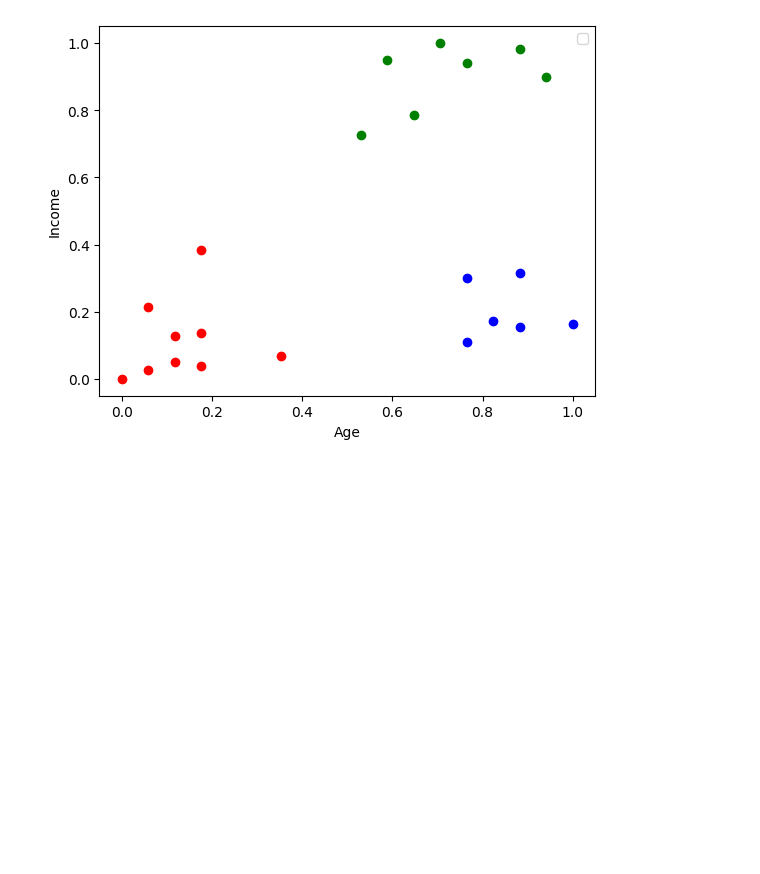
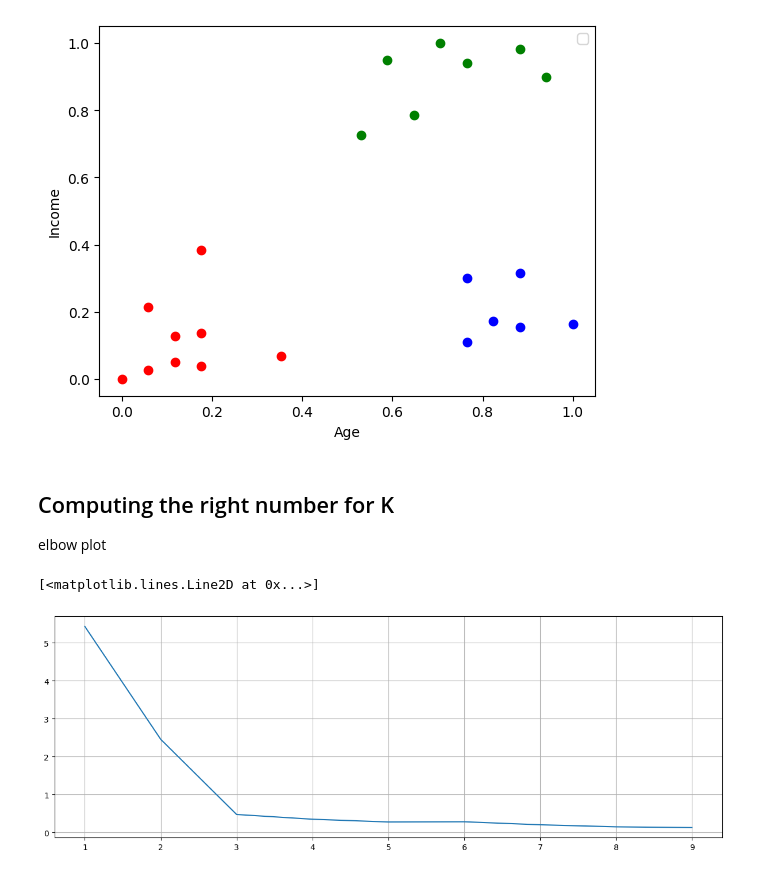
Before and after one commit to Natidev/GDG_AI-Ml_track_2025-26, a Jupyter notebook: clustering/notebook.ipynb, the cells around one changed output. Saved outputs shown, nothing was run; the diff lists cells and outputs as text; code cells hidden in the pictures; blank space fills up the shorter version.

Commit message:
Added the elbow method

```diff
--- a/clustering/notebook.ipynb
+++ b/clustering/notebook.ipynb
@@ -49,3 +49,19 @@ plt.legend()
 # %% [output]
 <matplotlib.legend.Legend at 0x...>
 [figure]
+# %% [markdown]
+## Computing the right number for K
+elbow plot
+# %%
+k_range=range(1,10)
+sse=[]
+for i in k_range:
+    km=KMeans(n_clusters=i)
+    km.fit(df[['age','income']])
+    sse.append(km.inertia_)
+plt.figure(figsize= (15,5))
+plt.grid(visible=True,which='both')
+plt.plot(k_range,sse)
+# %% [output]
+[<matplotlib.lines.Line2D at 0x...>]
+[figure, added]
```
Also changed, not shown: parts of 1 cell of this notebook.
